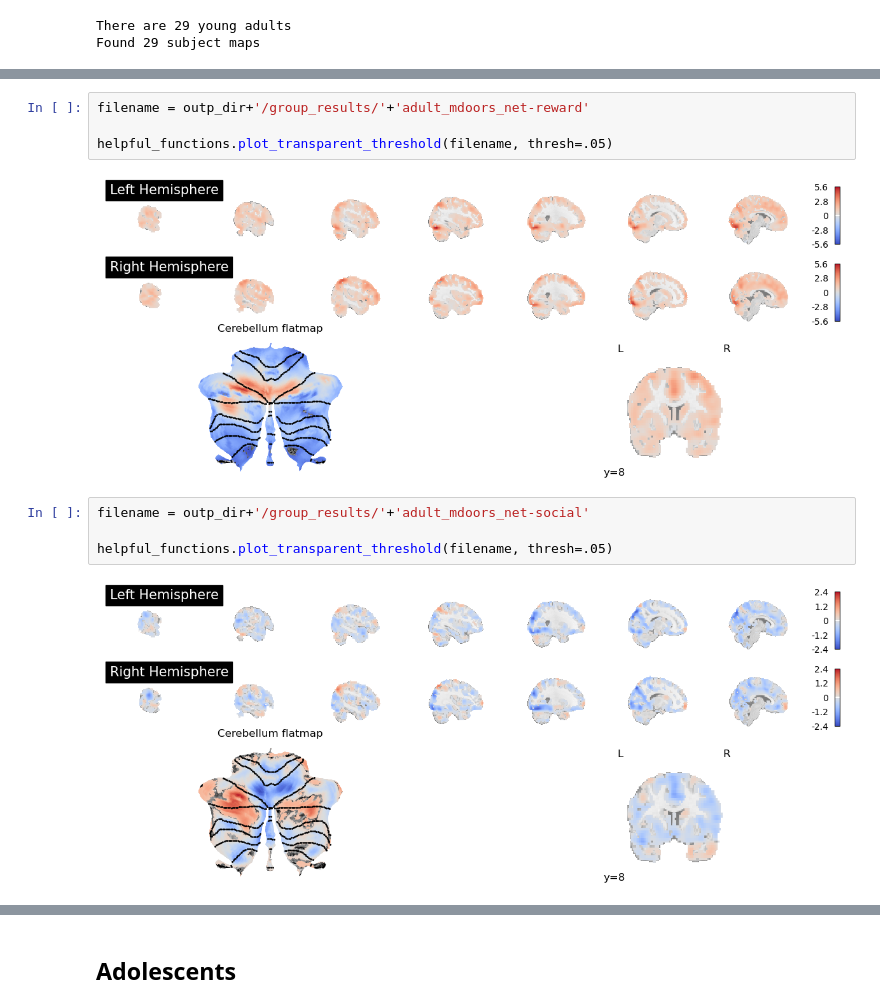
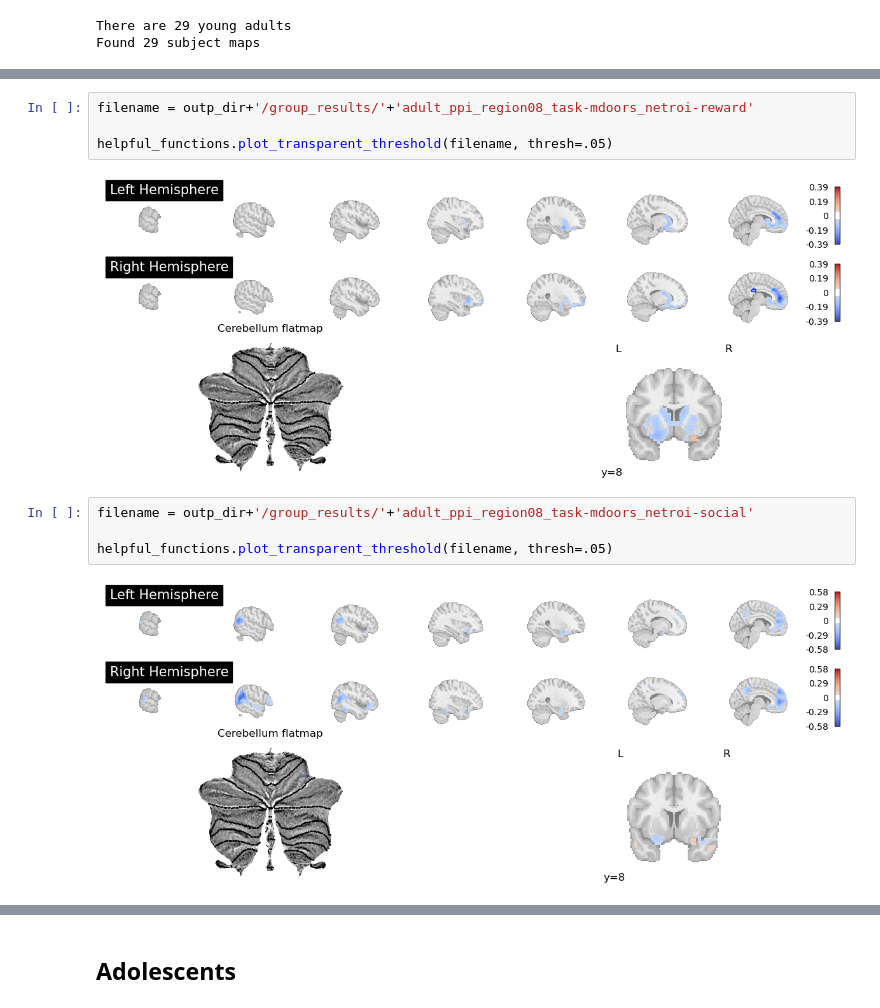
Before and after one commit to hspopal/social_doors, a Jupyter notebook: code/ppi_cerebellum-roi_network.ipynb, the cells around one changed output, grey strips where cells are left out. Drawn from its saved outputs; the diff is of its cells as text.

Commit message:
roi csv stats and new plotting

```diff
--- a/code/ppi_cerebellum-roi_network.ipynb
+++ b/code/ppi_cerebellum-roi_network.ipynb
@@ -555,13 +571,13 @@ Calculating PPI analysis for social net-social
 # %%
-filename = outp_dir+'/group_results/'+'adult_mdoors_net-reward'
+filename = outp_dir+'/group_results/'+'adult_ppi_region08_task-mdoors_netroi-reward'
 
 helpful_functions.plot_transparent_threshold(filename, thresh=.05)
 # %% [output]
-[figure, old version]
+[figure, new version]
 # %%
-filename = outp_dir+'/group_results/'+'adult_mdoors_net-social'
+filename = outp_dir+'/group_results/'+'adult_ppi_region08_task-mdoors_netroi-social'
 
 helpful_functions.plot_transparent_threshold(filename, thresh=.05)
 # %% [output]
-[figure, old version]
+[figure, new version]
 # %%
```
Also changed, not shown: parts of 6 cells of this notebook.
